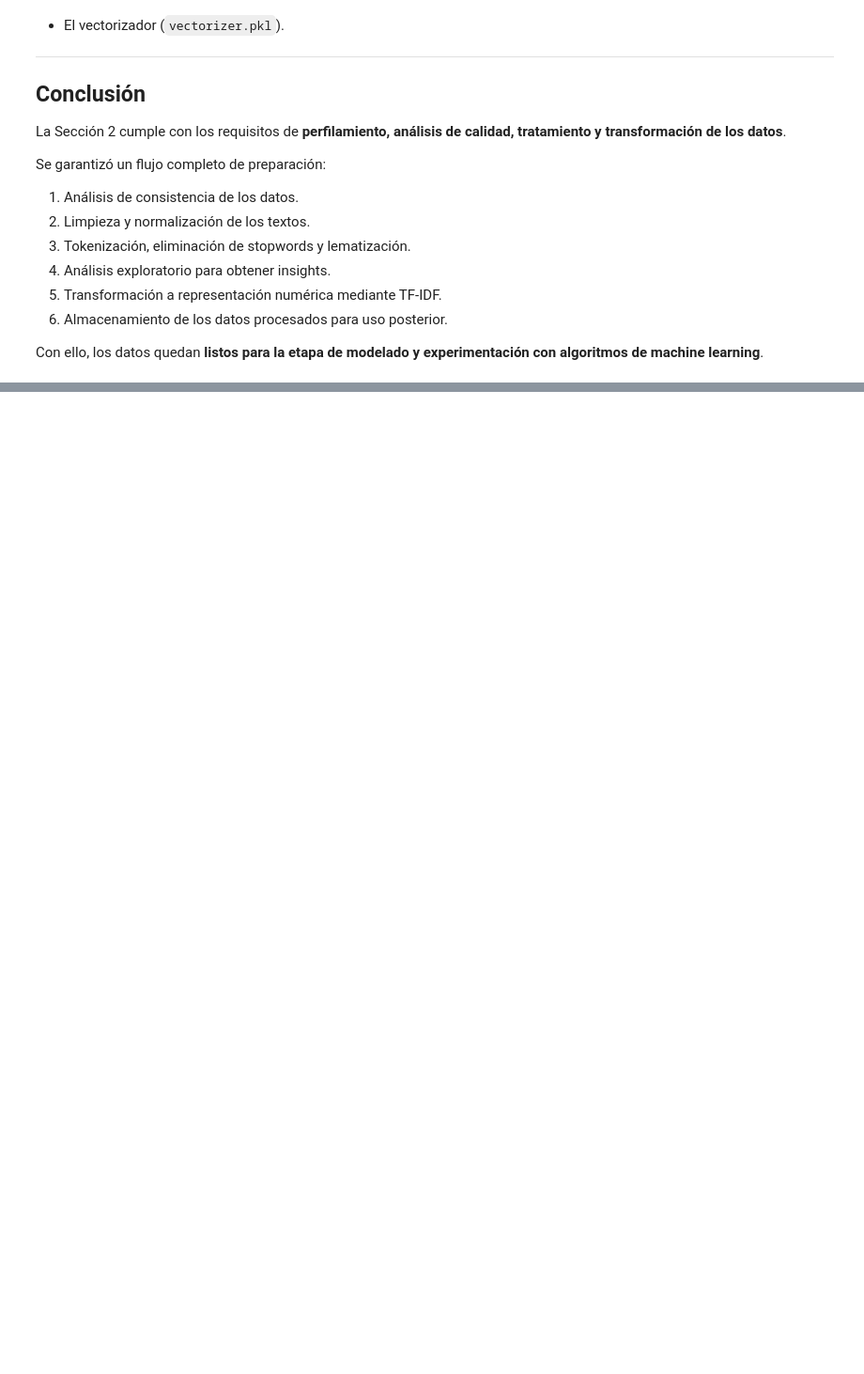
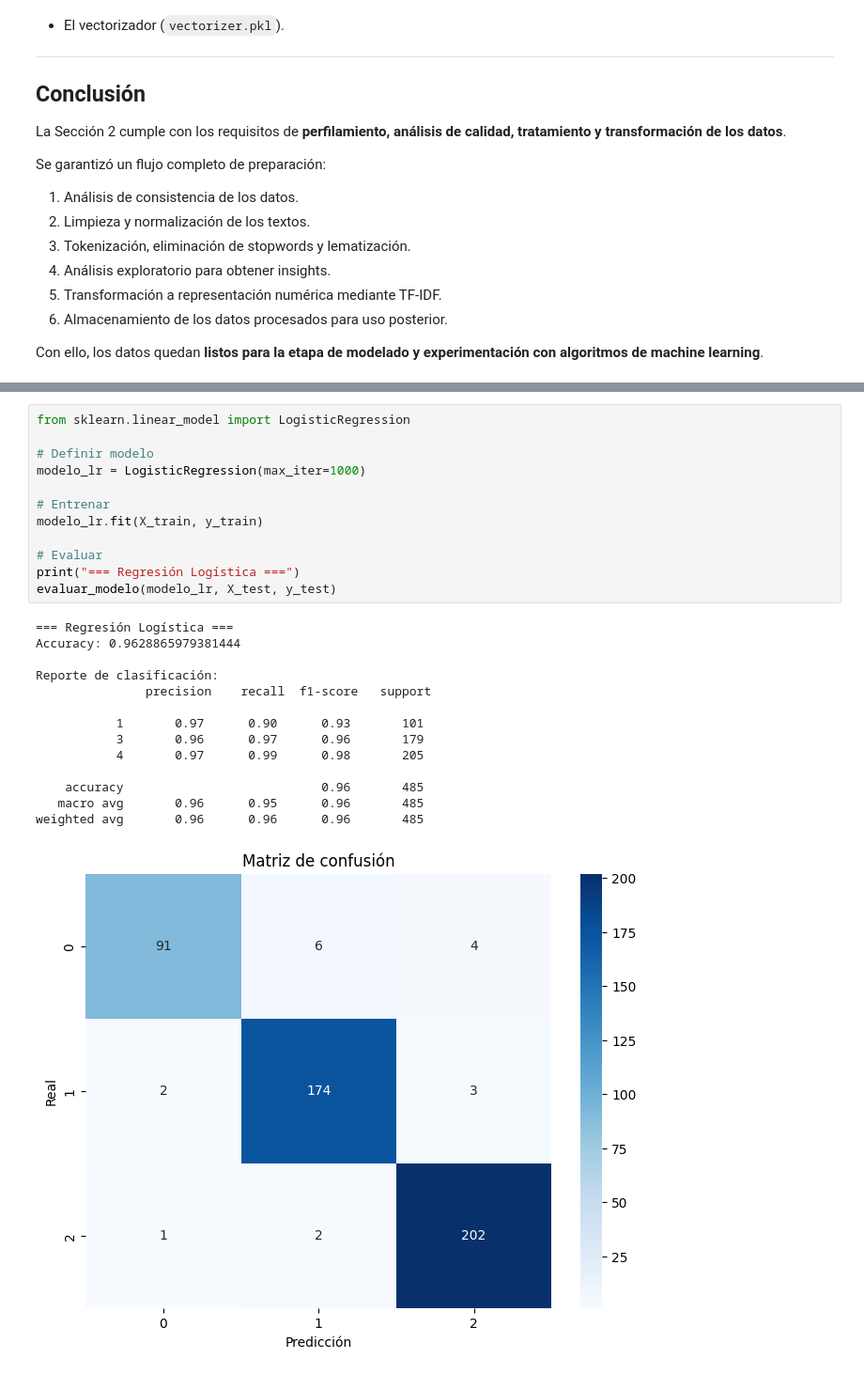
Before and after one commit to gabrielpadilla24/bi-proyecto-analitica-textos, a Jupyter notebook: notebooks/etapa1.ipynb, the cells around one changed output, grey strips where cells are left out. Shown: that part at 94% size. Saved outputs shown, nothing was run; the diff lists cells and outputs as text; blank space fills up the shorter version.

```diff
--- a/notebooks/etapa1.ipynb
+++ b/notebooks/etapa1.ipynb
@@ -437,0 +545,27 @@ Con ello, los datos quedan **listos para la etapa de modelado y experimentación
+# %%
+from sklearn.linear_model import LogisticRegression
+
+# Definir modelo
+modelo_lr = LogisticRegression(max_iter=1000)
+
+# Entrenar
+modelo_lr.fit(X_train, y_train)
+
+# Evaluar
+print("=== Regresión Logística ===")
+evaluar_modelo(modelo_lr, X_test, y_test)
+# %% [output]
+=== Regresión Logística ===
+Accuracy: 0.9628865979381444
+
+Reporte de clasificación:
+               precision    recall  f1-score   support
+
+           1       0.97      0.90      0.93       101
+           3       0.96      0.97      0.96       179
+           4       0.97      0.99      0.98       205
+
+    accuracy                           0.96       485
+   macro avg       0.96      0.95      0.96       485
+weighted avg       0.96      0.96      0.96       485
+[figure, added]
```
Also changed, not shown: parts of 11 cells of this notebook.
